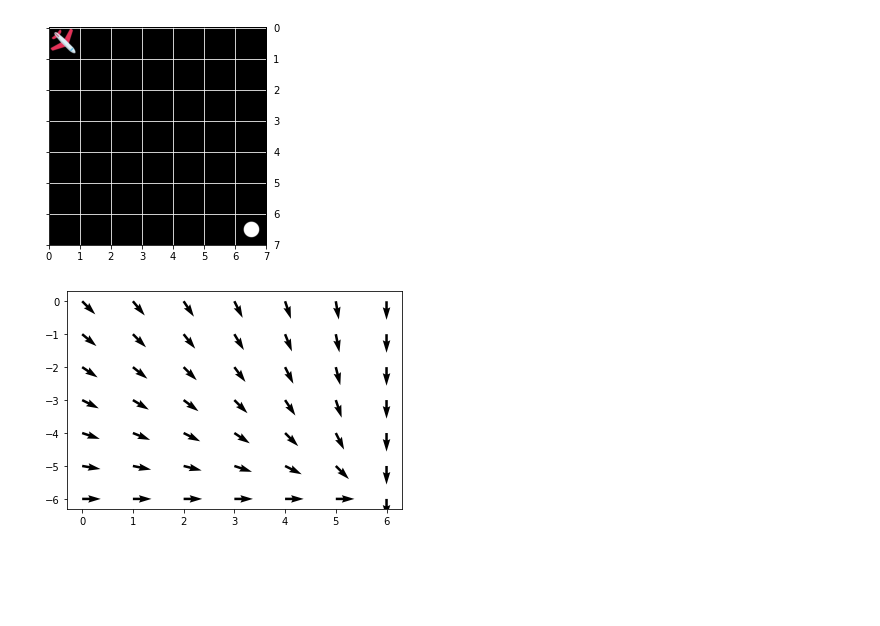
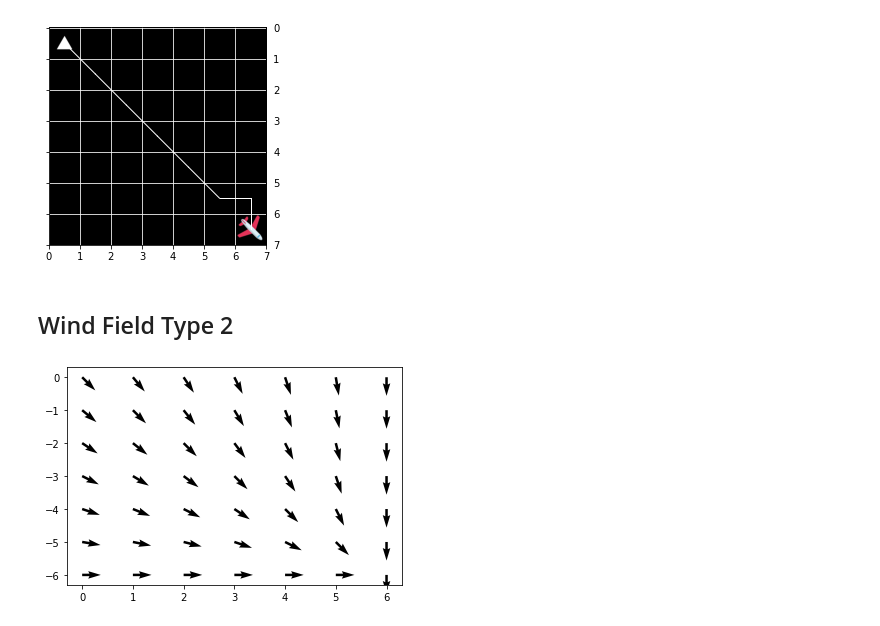
Before and after one commit to TheBlackCat22/Wind-Energy-based-Path-Planning-For-UAV, a Jupyter notebook: main.ipynb, the cells around one changed output. Saved outputs shown, nothing was run; the diff lists cells and outputs as text; code cells hidden in the pictures; blank space fills up the shorter version.

```diff
--- a/main.ipynb
+++ b/main.ipynb
@@ -4,6 +19,8 @@ import Agent
+# %%
+Agent.play_policy(env,policy)
+# %% [output]
+[figure, added]
+# %% [markdown]
+## Wind Field Type 2
 # %%
 env=Windfield_Env.WindField(size=7)
-# %%
-env.render()
-# %% [output]
-[figure, removed]
@@ -12,4 +26,0 @@ wind_field=env.generate_uniform_windfield()
-# %%
-env.plot_windfield()
-# %% [output]
-[figure, removed]
@@ -17,0 +27,5 @@ policy=Agent.value_iteration(env,theta=0.0001,gamma=0.1)
+# %%
+mean_wind_field=env.generate_windfield(type=2)
+env.plot_windfield(mean_wind_field)
+# %% [output]
+[figure, added]
```
Also changed, not shown: parts of 18 cells of this notebook, 2 other files.
